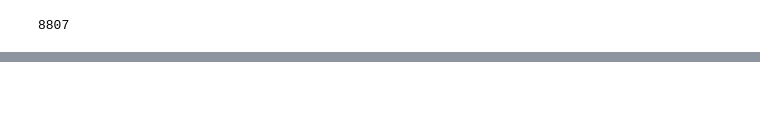
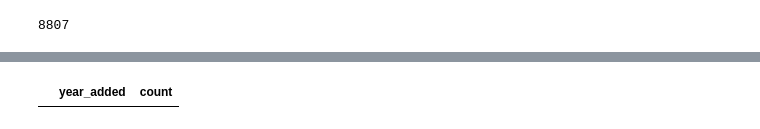
Before and after one commit to nikhilbansal23/NetflixDataAnalysis, a Jupyter notebook: NetflixDataAnalysis.ipynb, the cells around one changed output, grey strips where cells are left out. Saved outputs shown, nothing was run; the diff lists cells and outputs as text; code cells hidden in the pictures; blank space fills up the shorter version.

```diff
--- a/NetflixDataAnalysis.ipynb
+++ b/NetflixDataAnalysis.ipynb
@@ -65,0 +162,17 @@ Name: rating, dtype: int64
+# %%
+# Convert 'date_added' column to datetime
+
+adult_content = df[df['listed_in'] == 'TV-MA']
+content_growth_rate = adult_content.groupby('year_added').size().reset_index(name = 'count')
+
+content_growth_rate
+
+# plt.figure(figsize=(10, 6))
+# plt.plot(content_growth_rate['year_added'], content_growth_rate['count'], marker='o')
+# plt.title('Netflix Content Growth Rate Over Time')
+# plt.xlabel('Year Added')
+# plt.ylabel('Number of Titles Added')
+# plt.grid(True)
+# plt.show()
+# %% [output]
+|  | year_added | count |
```
Also changed, not shown: parts of 15 cells of this notebook.
